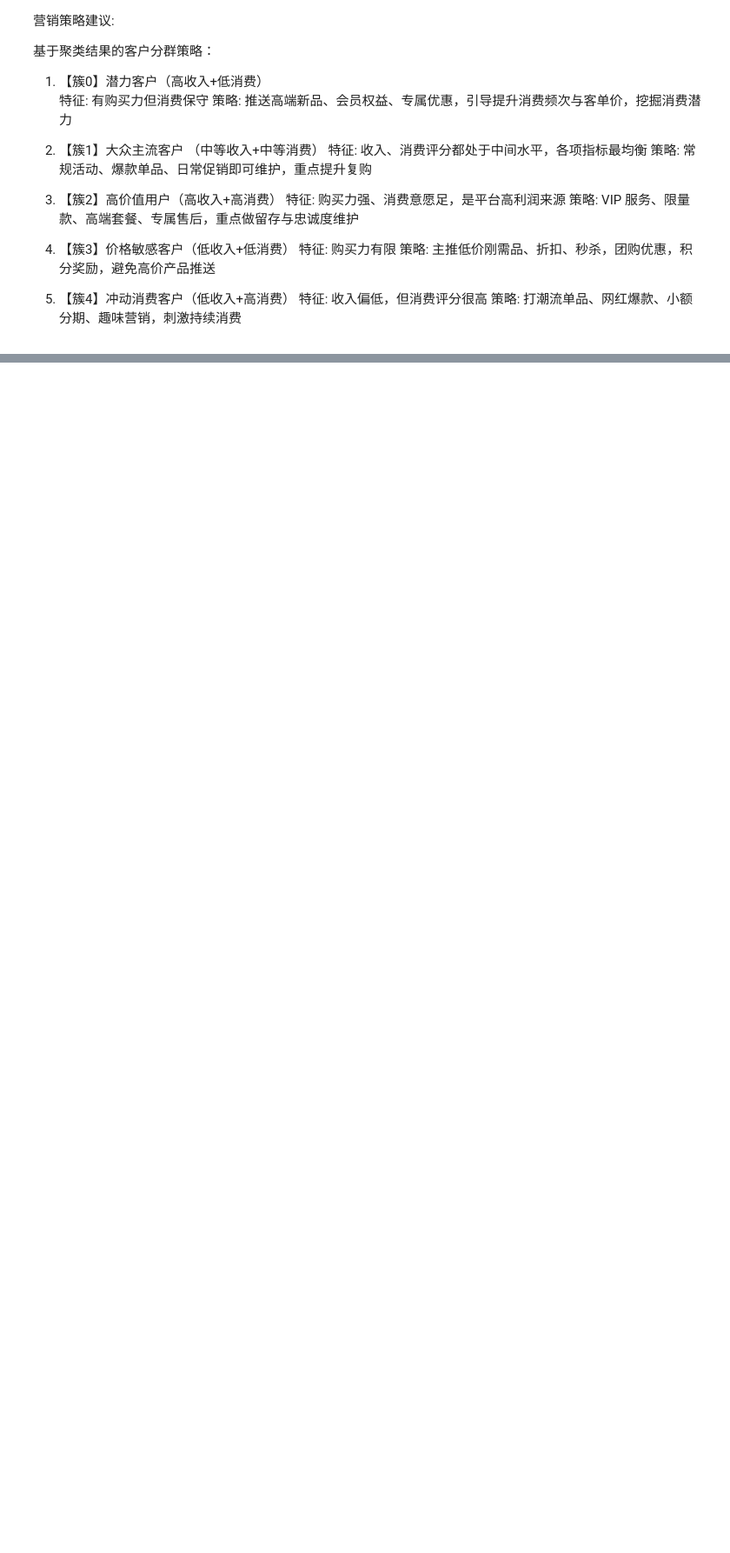
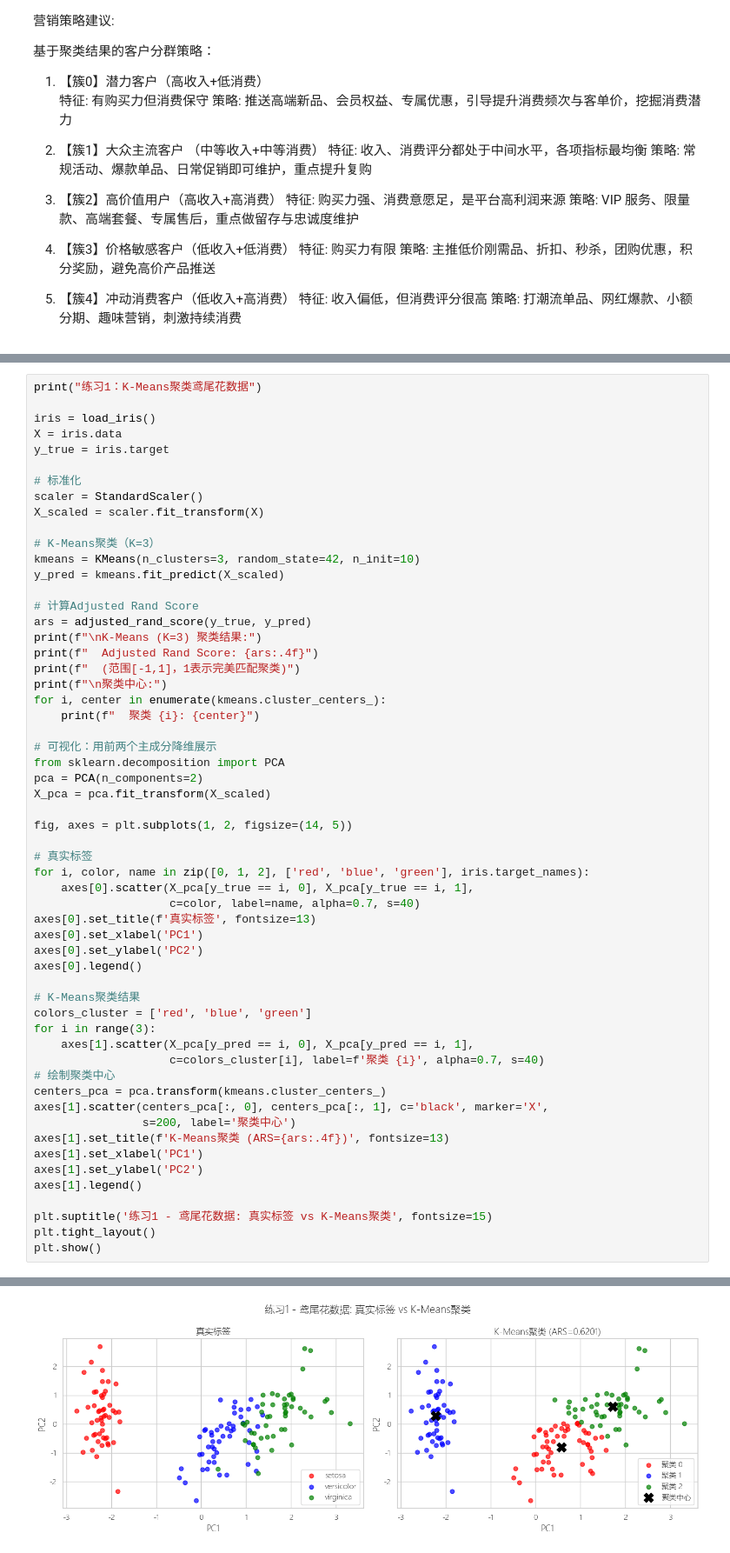
Before and after one commit to pinkLotusHe/xiaoHeDana, a Jupyter notebook: 第55篇-K-Means聚类无监督学习入门.ipynb, the cells around one changed output, grey strips where cells are left out. Shown at 87% size. Saved outputs shown, nothing was run; the diff lists cells and outputs as text; blank space fills up the shorter version.

```diff
--- a/第55篇-K-Means聚类无监督学习入门.ipynb
+++ b/第55篇-K-Means聚类无监督学习入门.ipynb
@@ -984,0 +992,58 @@ for i in range(optimal_k):
+# %%
+print("练习1：K-Means聚类鸢尾花数据")
+
+iris = load_iris()
+X = iris.data
+y_true = iris.target
+
+# 标准化
+scaler = StandardScaler()
+X_scaled = scaler.fit_transform(X)
+
+# K-Means聚类（K=3）
+kmeans = KMeans(n_clusters=3, random_state=42, n_init=10)
+y_pred = kmeans.fit_predict(X_scaled)
+
+# 计算Adjusted Rand Score
+ars = adjusted_rand_score(y_true, y_pred)
+print(f"\nK-Means (K=3) 聚类结果:")
+print(f"  Adjusted Rand Score: {ars:.4f}")
+print(f"  (范围[-1,1]，1表示完美匹配聚类)")
+print(f"\n聚类中心:")
+for i, center in enumerate(kmeans.cluster_centers_):
+    print(f"  聚类 {i}: {center}")
+
+# 可视化：用前两个主成分降维展示
+from sklearn.decomposition import PCA
+pca = PCA(n_components=2)
+X_pca = pca.fit_transform(X_scaled)
+
+fig, axes = plt.subplots(1, 2, figsize=(14, 5))
+
+# 真实标签
+for i, color, name in zip([0, 1, 2], ['red', 'blue', 'green'], iris.target_names):
+    axes[0].scatter(X_pca[y_true == i, 0], X_pca[y_true == i, 1],
+                    c=color, label=name, alpha=0.7, s=40)
+axes[0].set_title(f'真实标签', fontsize=13)
+axes[0].set_xlabel('PC1')
+axes[0].set_ylabel('PC2')
+axes[0].legend()
+
+# K-Means聚类结果
+colors_cluster = ['red', 'blue', 'green']
+for i in range(3):
+    axes[1].scatter(X_pca[y_pred == i, 0], X_pca[y_pred == i, 1],
+                    c=colors_cluster[i], label=f'聚类 {i}', alpha=0.7, s=40)
+# 绘制聚类中心
+centers_pca = pca.transform(kmeans.cluster_centers_)
+axes[1].scatter(centers_pca[:, 0], centers_pca[:, 1], c='black', marker='X',
+                s=200, label='聚类中心')
+axes[1].set_title(f'K-Means聚类 (ARS={ars:.4f})', fontsize=13)
+axes[1].set_xlabel('PC1')
+axes[1].set_ylabel('PC2')
+axes[1].legend()
+
+plt.suptitle('练习1 - 鸢尾花数据: 真实标签 vs K-Means聚类', fontsize=15)
+plt.tight_layout()
+plt.show()
+# %% [output]
@@ -984,0 +1060 @@ for i in range(optimal_k):
+[figure, added]
```
Also changed, not shown: parts of 10 cells of this notebook.
